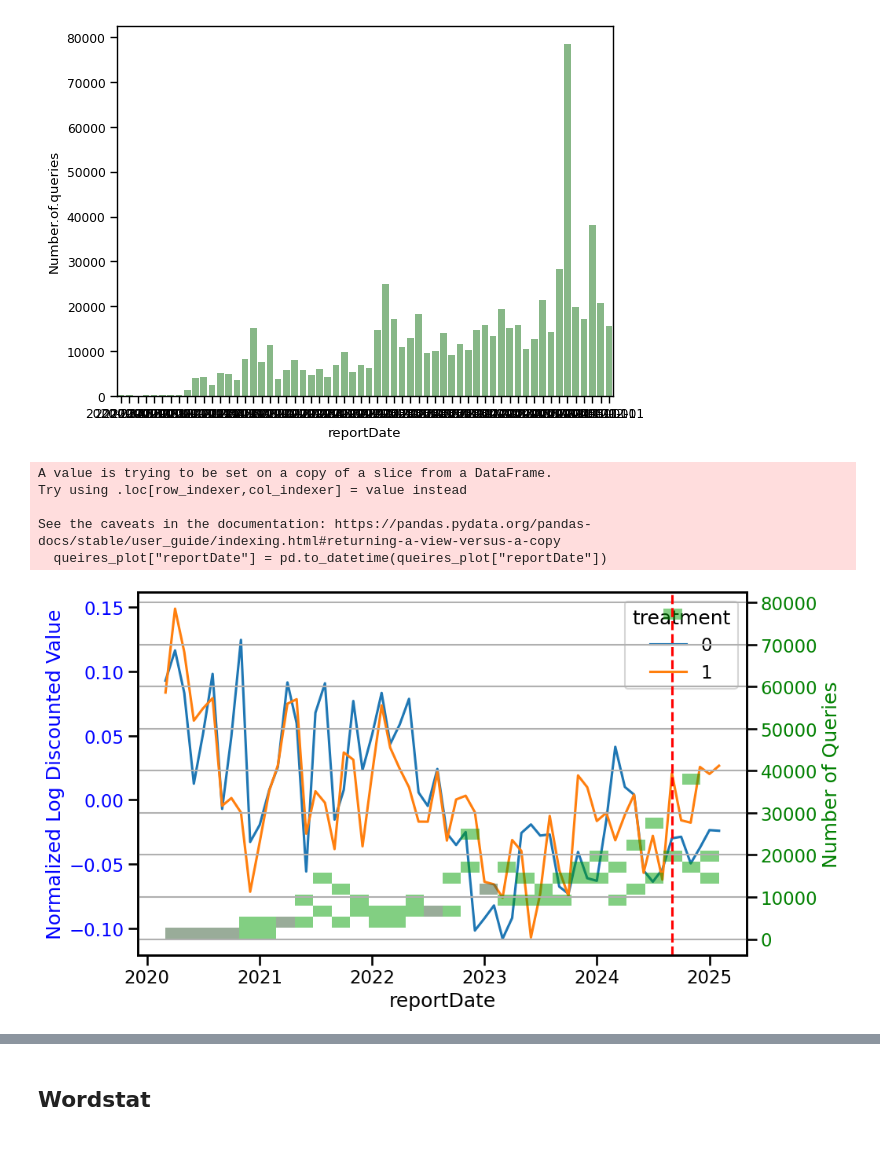
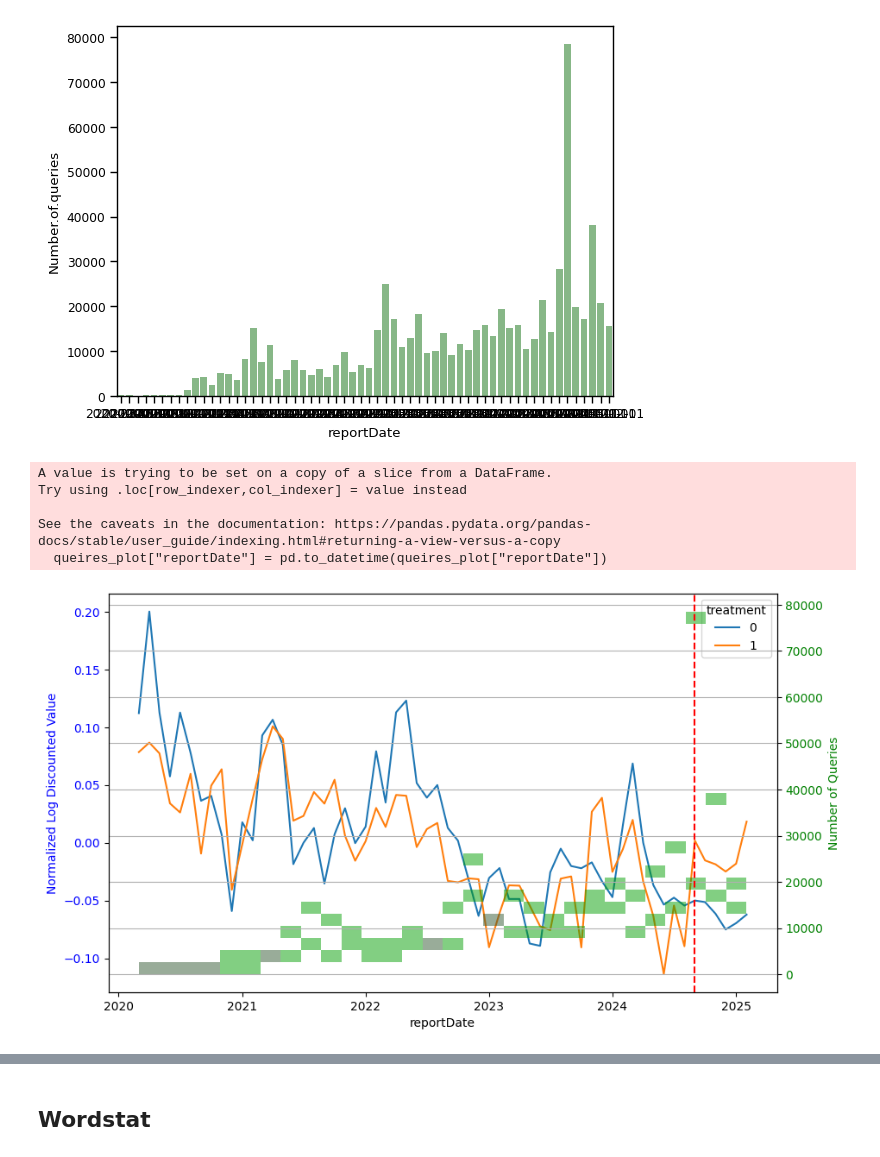
Before and after one commit to andrewch28/Cian, a Jupyter notebook: cian.ipynb, the cells around one changed output, grey strips where cells are left out. Saved outputs shown, nothing was run; the diff lists cells and outputs as text; code cells hidden in the pictures.

Commit message:
Добавил PCA и пофиксил real_estate_index

```diff
--- a/cian.ipynb
+++ b/cian.ipynb
@@ -200,2 +226,7 @@ plt.show()
 # %% [markdown]
 ## Корреляционная матрица
+# %%
+merged_table_beta['Университет'] = (merged_table_beta['Название первой станции'] == "Университет Дружбы Народов").astype(int)
+merged_table_beta['Тютчевская'] = (merged_table_beta['Название первой станции'] == "Тютчевская").astype(int)
+merged_table_beta['Корниловская'] = (merged_table_beta['Название первой станции'] == "Корниловская").astype(int)
+merged_table_beta['Генерала_тюленева'] = (merged_table_beta['Название первой станции'] == "Генерала Тюленева").astype(int)
@@ -202,4 +256,4 @@ plt.show()
 # %%
-merged_table['opening'] = (merged_table['reportDate'] > '2024-09-01').astype(int)
-merged_table['announcement'] = (merged_table['reportDate'] > '2022-10-01').astype(int)
+merged_table_beta['opening'] = (merged_table_beta['reportDate'] > '2024-09-01').astype(int)
+merged_table_beta['announcement'] = (merged_table_beta['reportDate'] > '2022-10-01').astype(int)
 # %%
@@ -263,15 +323,15 @@ Name: Дисконт. стоимость, dtype: float64
 # %% [markdown]
 ## Претренд разности-разностей
 # %%
-pretrend_table = matched_data
-pretrend_table["treatment"] = (pretrend_table["Сокращение.расстояния"] >= 900).astype(int)
+pretrend_table = merged_table_beta
+pretrend_table["treatment"] = (pretrend_table["Сокращение расстояния"] > 1000).astype(int)
 # %%
 pretrend_table["log_discounted_value"] = np.log(pretrend_table["discounted_value"])
 merged_table_grouped = pretrend_table.groupby(["treatment", "reportDate"])["log_discounted_value"].mean().reset_index()
 merged_table_grouped['reportDate'] = pd.to_datetime(merged_table_grouped['reportDate'])
 window_size = 1
 # %%
-queries = pretrend_table.groupby("reportDate")["Number.of.queries"].mean().reset_index()
+queries = pretrend_table.groupby("reportDate")["Number of queries"].mean().reset_index()
 queries['reportDate'] = pd.to_datetime(queries['reportDate'])
 merged_table_grouped = merged_table_grouped.merge(queries, on = "reportDate")
 # %% [markdown]
@@ -335,32 +422,32 @@ plt.show()
 # %%
 fig, ax1 = plt.subplots(figsize=(10, 6))
 
 queires_plot = merged_table_grouped[merged_table_grouped["treatment"] == 1] # значение в столбце запросов дублируются для одной даты для двух групп
 
 merged_table_grouped["reportDate"] = pd.to_datetime(merged_table_grouped["reportDate"])
 queires_plot["reportDate"] = pd.to_datetime(queires_plot["reportDate"])
 queires_plot = queires_plot.sort_values("reportDate")
 
 
 sns.lineplot(data=merged_table_grouped, x='reportDate', y='normalized_log_discounted_value', hue='treatment', ax=ax1)
 ax1.set_ylabel("Normalized Log Discounted Value", color='blue')
 ax1.tick_params(axis='y', labelcolor='blue')
 
 ax2 = ax1.twinx()
-sns.histplot(data=queires_plot, x='reportDate', y='Number.of.queries', color='green', ax=ax2, alpha=0.5, bins=30)
+sns.histplot(data=queires_plot, x='reportDate', y='Number of queries', color='green', ax=ax2, alpha=0.5, bins=30)
 ax2.set_ylabel("Number of Queries", color='green')
 ax2.tick_params(axis='y', labelcolor='green')
 
 plt.axvline(x=pd.Timestamp("2024-09-01"), color='red', linestyle='dashed', label='Intervention Date')
 plt.grid(True)
 
 plt.savefig("pretrend_normalized_dual_axis.png", dpi=300)
 plt.show()
 # %% [output]
 A value is trying to be set on a copy of a slice from a DataFrame.
 Try using .loc[row_indexer,col_indexer] = value instead
 
 See the caveats in the documentation: https://pandas.pydata.org/pandas-docs/stable/user_guide/indexing.html#returning-a-view-versus-a-copy
   queires_plot["reportDate"] = pd.to_datetime(queires_plot["reportDate"])
-[figure, old version]
+[figure, new version]
 # %%
```
Also changed, not shown: parts of 29 cells of this notebook, 16 other files.
